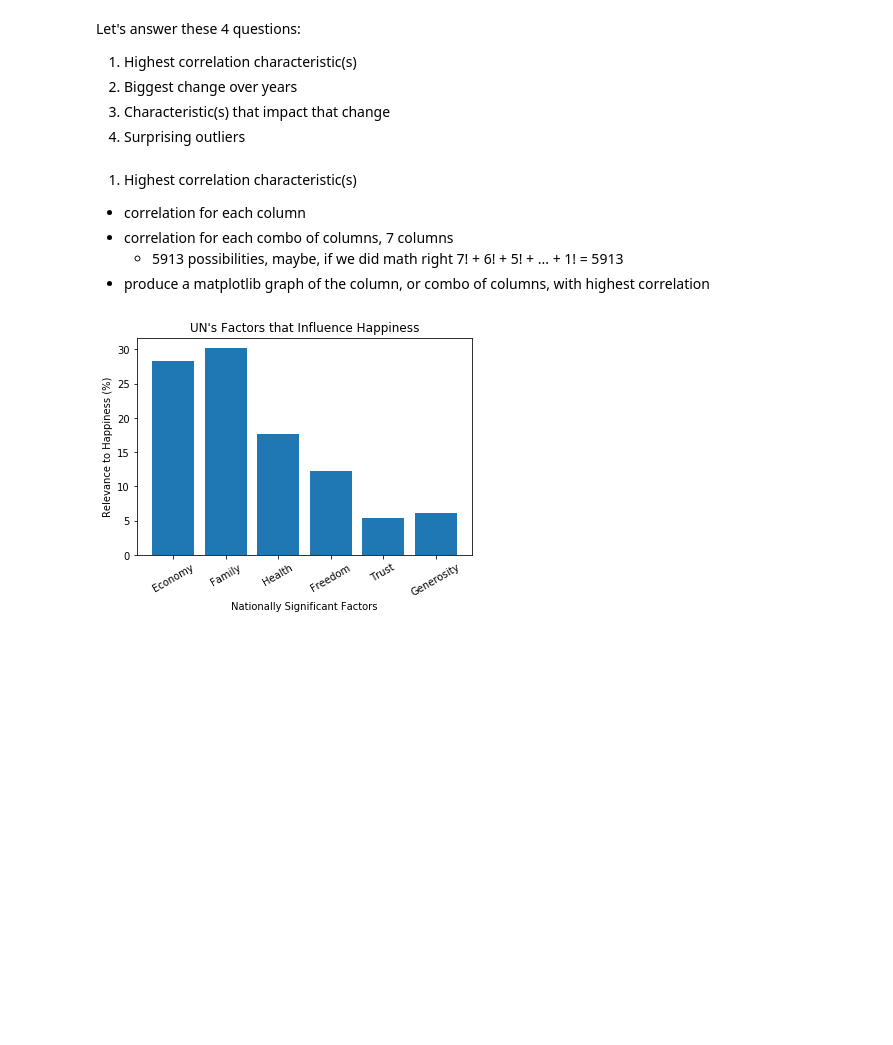
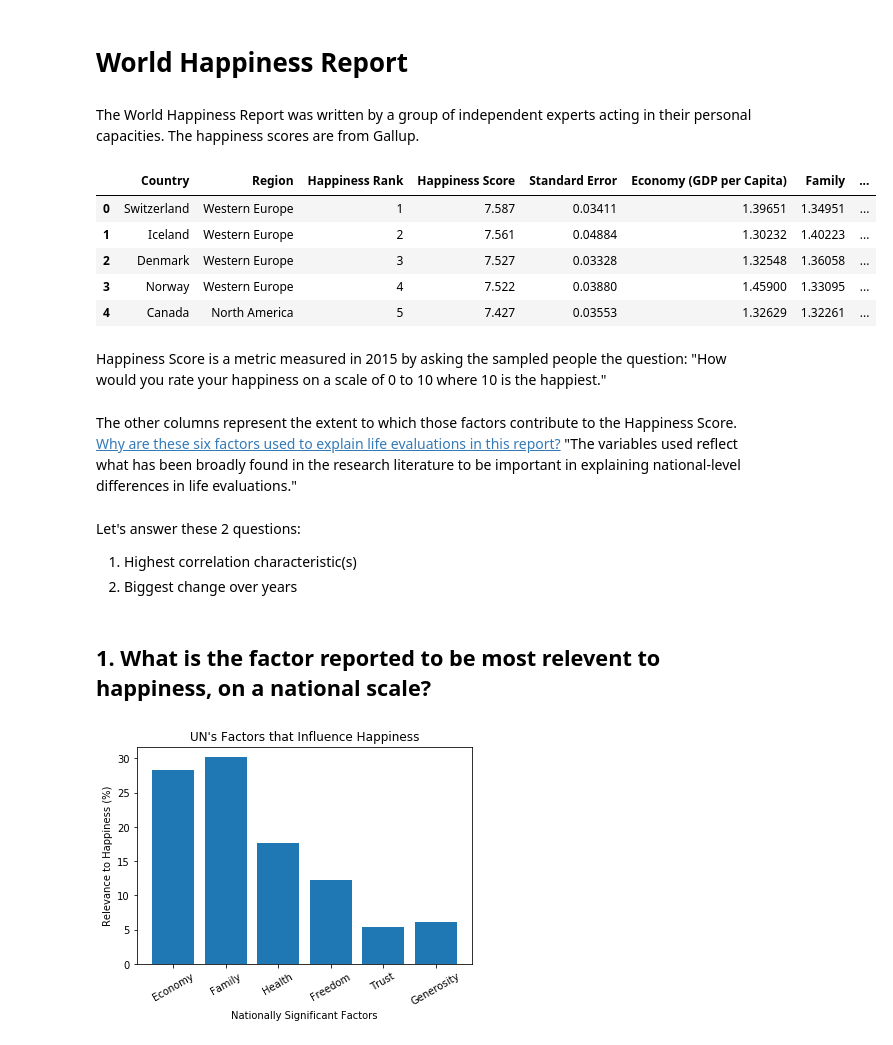
Before and after one commit to jamesboyd2008/happy-project, a Jupyter notebook: happy.ipynb, the cells around one changed output. Cells and saved outputs as stored; diff of their text form; code cells hidden in the pictures; blank space fills up the shorter version.

```diff
--- a/happy.ipynb
+++ b/happy.ipynb
@@ -1,20 +1,33 @@
+# %% [markdown]
+# World Happiness Report
+# %% [markdown]
+The World Happiness Report was written by a group of independent experts acting in their personal capacities.  The happiness scores are from Gallup.
 # %%
 import matplotlib.pyplot as plt
 import pandas as pd
 import csv
 import numpy as np
+# %%
+frame = pd.read_csv("world-happiness-report/2015.csv")
+frame.head()
+# %% [output]
+|  | Country | Region | Happiness Rank | Happiness Score | Standard Error | Economy (GDP per Capita) | Family | ... |
+| 0 | Switzerland | Western Europe | 1 | 7.587 | 0.03411 | 1.39651 | 1.34951 | ... |
+| 1 | Iceland | Western Europe | 2 | 7.561 | 0.04884 | 1.30232 | 1.40223 | ... |
+| 2 | Denmark | Western Europe | 3 | 7.527 | 0.03328 | 1.32548 | 1.36058 | ... |
+| 3 | Norway | Western Europe | 4 | 7.522 | 0.03880 | 1.45900 | 1.33095 | ... |
+| 4 | Canada | North America | 5 | 7.427 | 0.03553 | 1.32629 | 1.32261 | ... |
+# %% [markdown]
+Happiness Score is a metric measured in 2015 by asking the sampled people the question: "How would you rate your happiness on a scale of 0 to 10 where 10 is the happiest."
+# %% [markdown]
+The other columns represent the extent to which those factors contribute to the Happiness Score.  <a href="http://worldhappiness.report/faq/">Why are these six factors used to explain life evaluations in this report?</a>
+"The variables used reflect what has been broadly found in the research literature to be important in explaining national-level differences in life evaluations."
 # %% [markdown]
-Let's answer these 4 questions:
+Let's answer these 2 questions:
 1. Highest correlation characteristic(s)
 2. Biggest change over years
-3. Characteristic(s) that impact that change
-4. Surprising outliers
-# %% [markdown]
-1. Highest correlation characteristic(s)
- - correlation for each column
- - correlation for each combo of columns, 7 columns
-    - 5913 possibilities, maybe, if we did math right 7! + 6! + 5! + ... + 1! = 5913
- - produce a matplotlib graph of the column, or combo of columns, with highest correlation
+# %% [markdown]
+## 1. What is the factor reported to be most relevent to happiness, on a national scale?
 # %%
 # Create a list of the filenames of the datasets.
 dataSets = [
```
Also changed, not shown: parts of 10 cells of this notebook, 1 other file.
